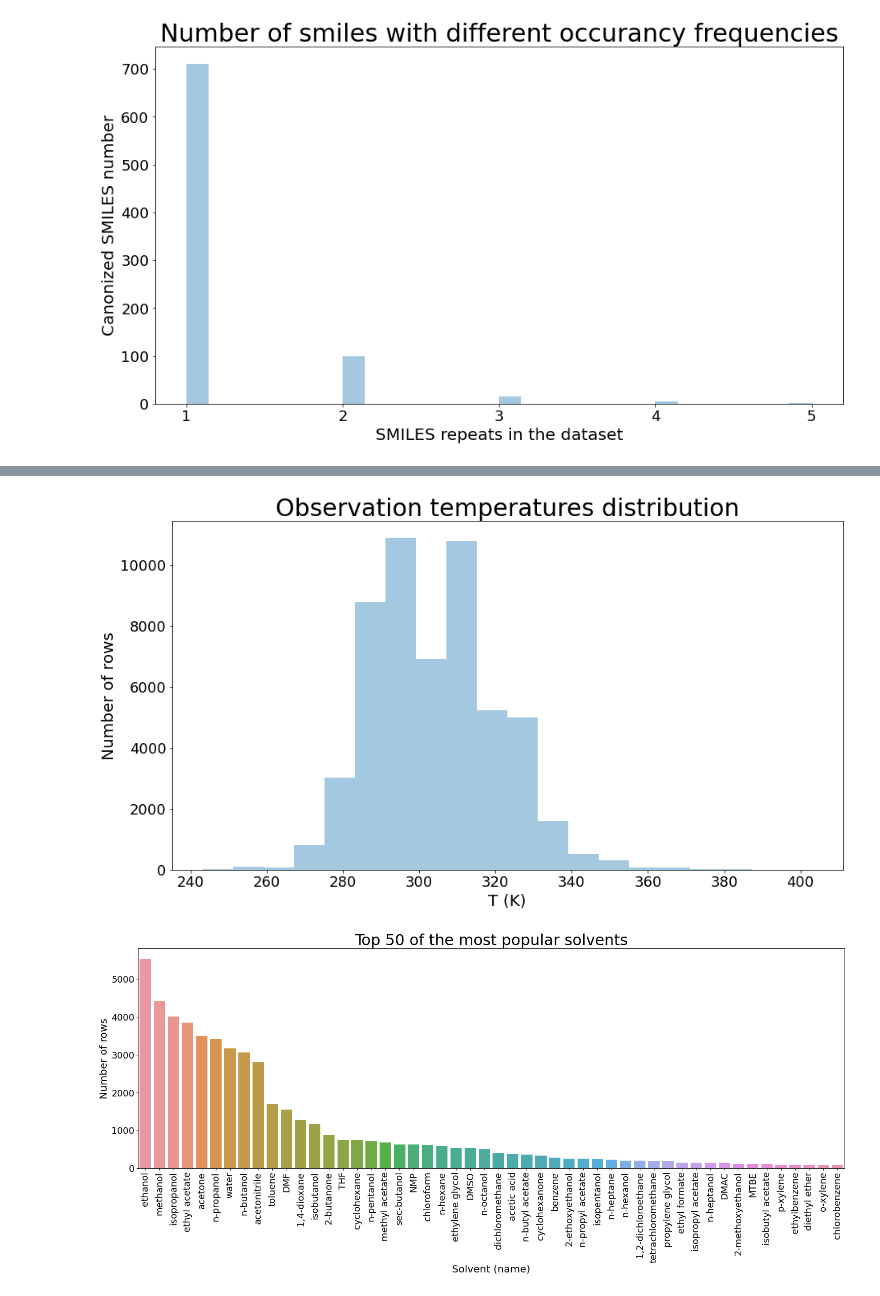
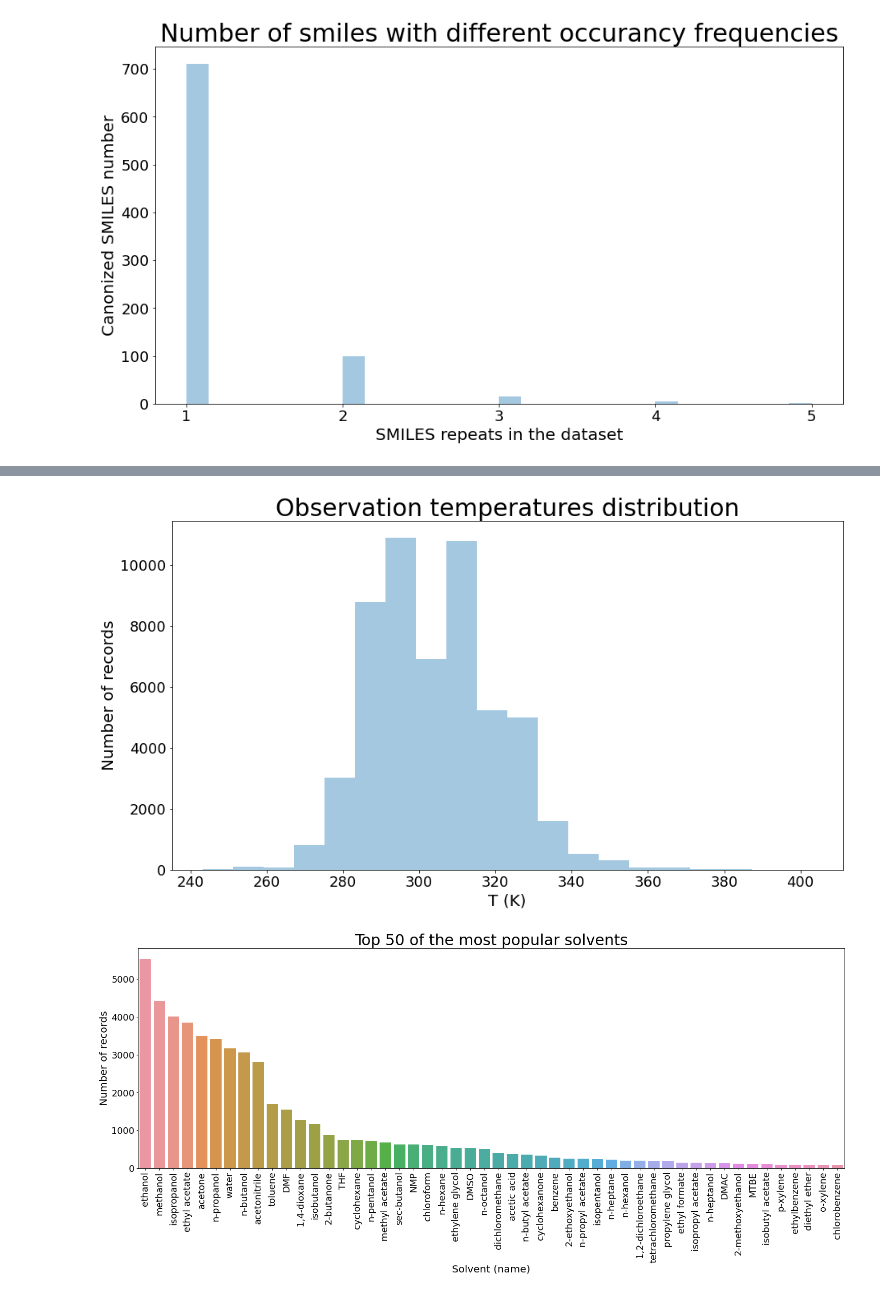
Before and after one commit to Cemich/BigSolDB, a Jupyter notebook: Solubility Graphics.ipynb, the cells around one changed output, grey strips where cells are left out. Saved outputs shown, nothing was run; the diff lists cells and outputs as text; code cells hidden in the pictures.

```diff
--- a/Solubility Graphics.ipynb
+++ b/Solubility Graphics.ipynb
@@ -111,14 +111,14 @@ plt.show()
 # %%
 # Distribution of the numbers of observations at diferent temperatures
 f, ax = plt.subplots(figsize=(15, 8))
 sns.distplot(data['T,K'], kde=False, bins=20)
 plt.tick_params(labelsize = 18)
 plt.xlabel('T (K)', fontsize=20)
-plt.ylabel('Number of rows', fontsize=20)
+plt.ylabel('Number of records', fontsize=20)
 plt.title('Observation temperatures distribution', fontsize=30)
 plt.show()
 # %% [output]
-[figure, old version]
+[figure, new version]
 # %%
 # Numbers of data rows for the top 50 of the most popular solvents
 idx = data['Solvent'].value_counts()[:50].index
```
Also changed, not shown: parts of 4 cells of this notebook.
